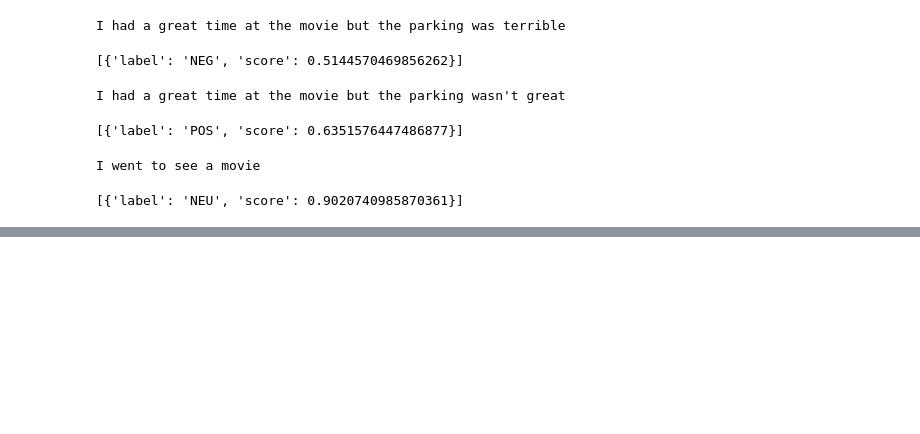
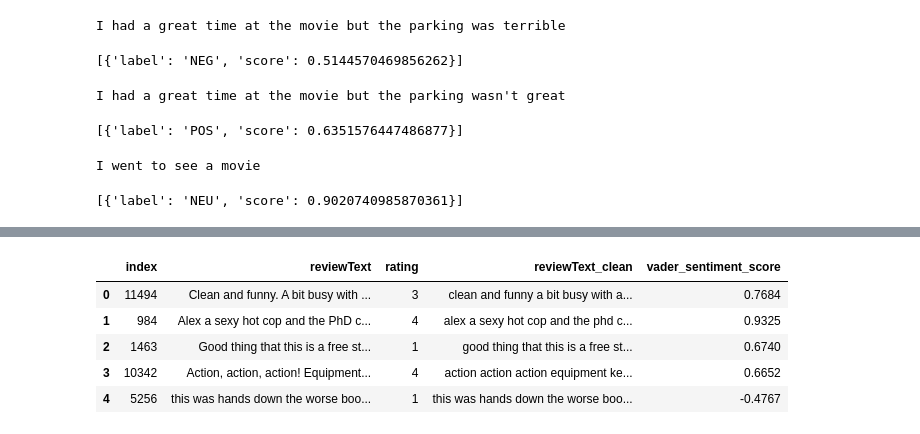
Before and after one commit to RAGISHIVANAND/NATURAL-LANGUAGE-PROCESSING, a Jupyter notebook: Natural_Language_Processing.ipynb, the cells around one changed output, grey strips where cells are left out. Saved outputs shown, nothing was run; the diff lists cells and outputs as text; code cells hidden in the pictures; blank space fills up the shorter version.

```diff
--- a/Natural_Language_Processing.ipynb
+++ b/Natural_Language_Processing.ipynb
@@ -1035,0 +1045,2 @@ I went to see a movie
+# %%
+data=pd.read_csv("/content/drive/MyDrive/google colab  files/book_reviews_sample.csv")
@@ -1035,0 +1088,9 @@ I went to see a movie
+# %%
+data.head()
+# %% [output]
+|  | index | reviewText | rating | reviewText_clean | vader_sentiment_score |
+| 0 | 11494 | Clean and funny. A bit busy with ... | 3 | clean and funny a bit busy with a... | 0.7684 |
+| 1 | 984 | Alex a sexy hot cop and the PhD c... | 4 | alex a sexy hot cop and the phd c... | 0.9325 |
+| 2 | 1463 | Good thing that this is a free st... | 1 | good thing that this is a free st... | 0.6740 |
+| 3 | 10342 | Action, action, action! Equipment... | 4 | action action action equipment ke... | 0.6652 |
+| 4 | 5256 | this was hands down the worse boo... | 1 | this was hands down the worse boo... | -0.4767 |
```
Also changed, not shown: parts of 16 cells of this notebook.
